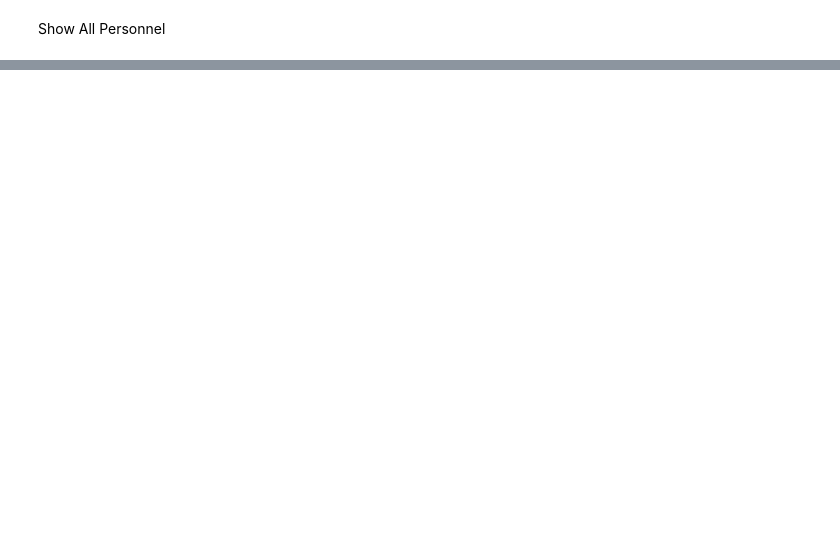
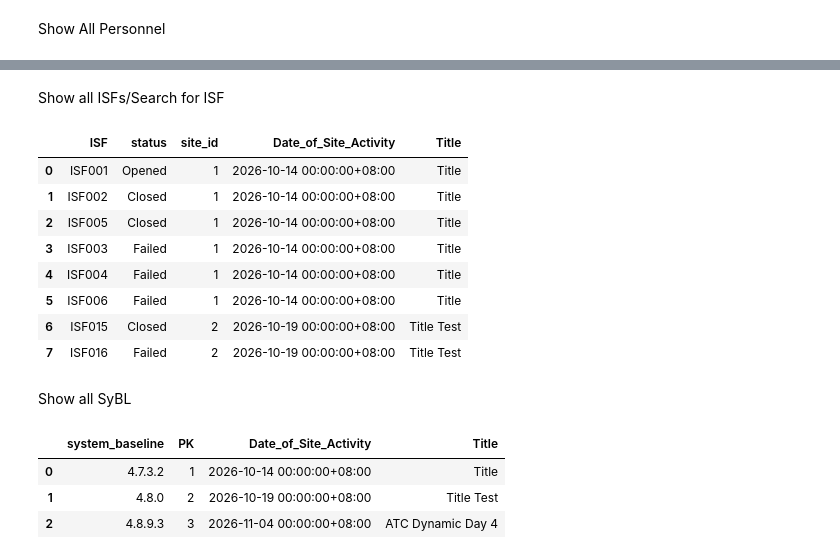
Before and after one commit to ernmin/site-activity, a Jupyter notebook: query.ipynb, the cells around one changed output, grey strips where cells are left out. Saved outputs shown, nothing was run; the diff lists cells and outputs as text; code cells hidden in the pictures; blank space fills up the shorter version.

```diff
--- a/query.ipynb
+++ b/query.ipynb
@@ -244,0 +263,30 @@ result_df
+# %% [markdown]
+Show all ISFs/Search for ISF
+# %%
+ISF_no = None
+status = None
+#None to select all ISFs
+# %%
+query = """
+SELECT ISF, Status, PK AS site_id, Date_of_Site_Activity, Title
+FROM ISF
+JOIN site_activity ON ISF.FK = site_activity.PK
+WHERE (ISF.ISF = $ISF_no OR $ISF_no IS NULL)
+AND (ISF.status = $status OR $status IS NULL)
+
+
+"""
+result_df = duckdb.query(query, params={"ISF_no": ISF_no, "status": status}).to_df()
+result_df
+# %% [output]
+|  | ISF | status | site_id | Date_of_Site_Activity | Title |
+| 0 | ISF001 | Opened | 1 | 2026-10-14 00:00:00+08:00 | Title |
+| 1 | ISF002 | Closed | 1 | 2026-10-14 00:00:00+08:00 | Title |
+| 2 | ISF005 | Closed | 1 | 2026-10-14 00:00:00+08:00 | Title |
+| 3 | ISF003 | Failed | 1 | 2026-10-14 00:00:00+08:00 | Title |
+| 4 | ISF004 | Failed | 1 | 2026-10-14 00:00:00+08:00 | Title |
+| 5 | ISF006 | Failed | 1 | 2026-10-14 00:00:00+08:00 | Title |
+| 6 | ISF015 | Closed | 2 | 2026-10-19 00:00:00+08:00 | Title Test |
+| 7 | ISF016 | Failed | 2 | 2026-10-19 00:00:00+08:00 | Title Test |
+# %% [markdown]
+Show all SyBL
@@ -244,0 +296,14 @@ result_df
+# %%
+query = """
+SELECT system_baseline, PK, Date_of_Site_Activity, Title
+FROM site_activity
+JOIN system_baseline ON system_baseline.FK = site_activity.PK
+WHERE (system_baseline = $sysbl OR $sysbl IS NULL)
+"""
+result_df = duckdb.query(query, params={"sysbl": sysbl}).to_df()
+result_df
+# %% [output]
+|  | system_baseline | PK | Date_of_Site_Activity | Title |
+| 0 | 4.7.3.2 | 1 | 2026-10-14 00:00:00+08:00 | Title |
+| 1 | 4.8.0 | 2 | 2026-10-19 00:00:00+08:00 | Title Test |
+| 2 | 4.8.9.3 | 3 | 2026-11-04 00:00:00+08:00 | ATC Dynamic Day 4 |
```
Also changed, not shown: parts of 16 cells of this notebook, 1 other file.
